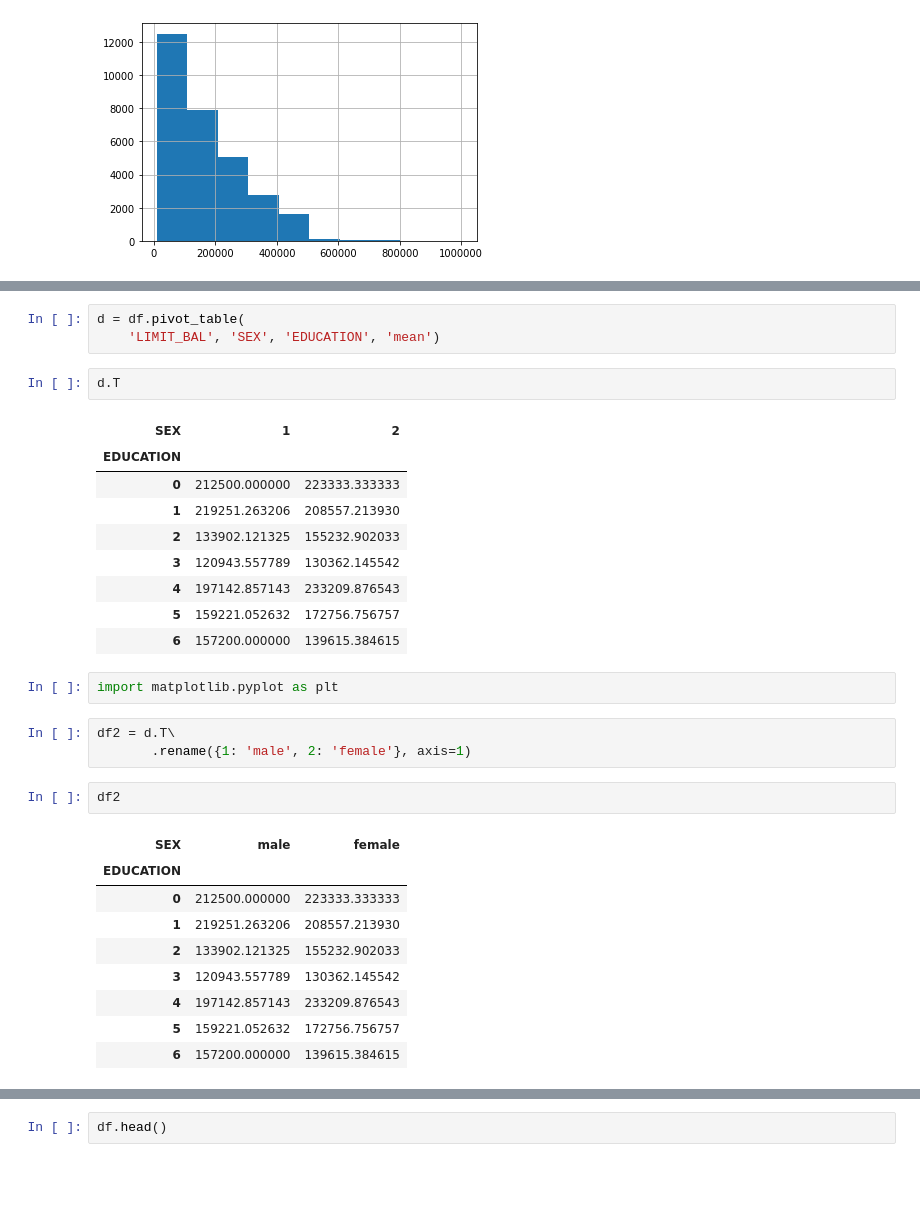
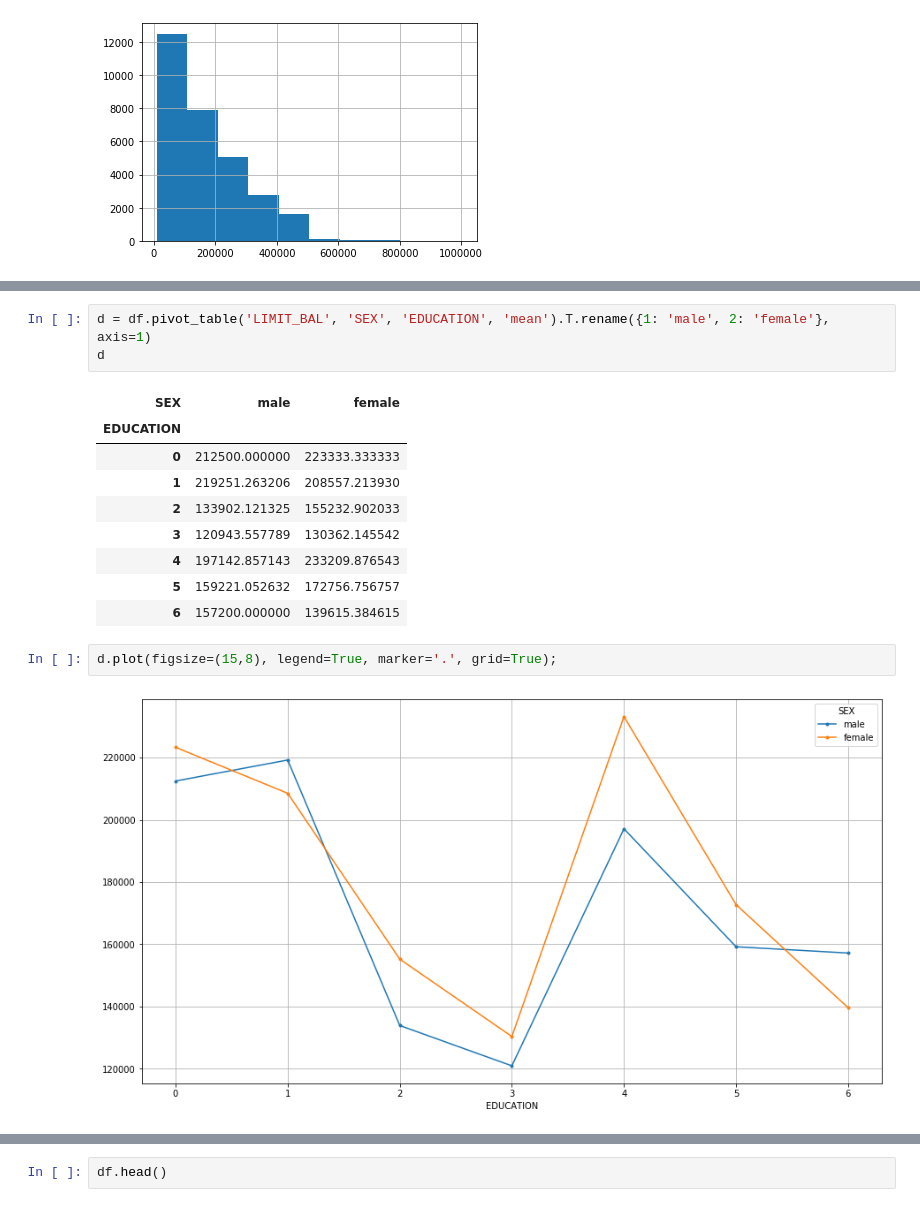
Before and after one commit to GoryachevaT/DataGym, a Jupyter notebook: homeworks/hw_01/hw_01.ipynb, the cells around one changed output, grey strips where cells are left out. Cells and saved outputs as stored; diff of their text form; blank space fills up the shorter version.

```diff
--- a/homeworks/hw_01/hw_01.ipynb
+++ b/homeworks/hw_01/hw_01.ipynb
@@ -159,32 +138,17 @@ import seaborn as sns
 # %%
-d = df.pivot_table(
-    'LIMIT_BAL', 'SEX', 'EDUCATION', 'mean')
+d = df.pivot_table('LIMIT_BAL', 'SEX', 'EDUCATION', 'mean').T.rename({1: 'male', 2: 'female'}, axis=1)
+d
+# %% [output]
+| SEX | male | female |
+| EDUCATION |  |  |
+| 0 | 212500.000000 | 223333.333333 |
+| 1 | 219251.263206 | 208557.213930 |
+| 2 | 133902.121325 | 155232.902033 |
+| 3 | 120943.557789 | 130362.145542 |
+| 4 | 197142.857143 | 233209.876543 |
+| 5 | 159221.052632 | 172756.756757 |
+| 6 | 157200.000000 | 139615.384615 |
-# %%
-d.T
-# %% [output]
-| SEX | 1 | 2 |
-| EDUCATION |  |  |
-| 0 | 212500.000000 | 223333.333333 |
-| 1 | 219251.263206 | 208557.213930 |
-| 2 | 133902.121325 | 155232.902033 |
-| 3 | 120943.557789 | 130362.145542 |
-| 4 | 197142.857143 | 233209.876543 |
-| 5 | 159221.052632 | 172756.756757 |
-| 6 | 157200.000000 | 139615.384615 |
-# %%
-import matplotlib.pyplot as plt
-# %%
-df2 = d.T\
-       .rename({1: 'male', 2: 'female'}, axis=1)
-# %%
-df2
-# %% [output]
-| SEX | male | female |
-| EDUCATION |  |  |
-| 0 | 212500.000000 | 223333.333333 |
-| 1 | 219251.263206 | 208557.213930 |
-| 2 | 133902.121325 | 155232.902033 |
-| 3 | 120943.557789 | 130362.145542 |
-| 4 | 197142.857143 | 233209.876543 |
-| 5 | 159221.052632 | 172756.756757 |
-| 6 | 157200.000000 | 139615.384615 |
+# %%
+d.plot(figsize=(15,8), legend=True, marker='.', grid=True);
+# %% [output]
+[figure, added]
```
Also changed, not shown: parts of 21 cells of this notebook.
